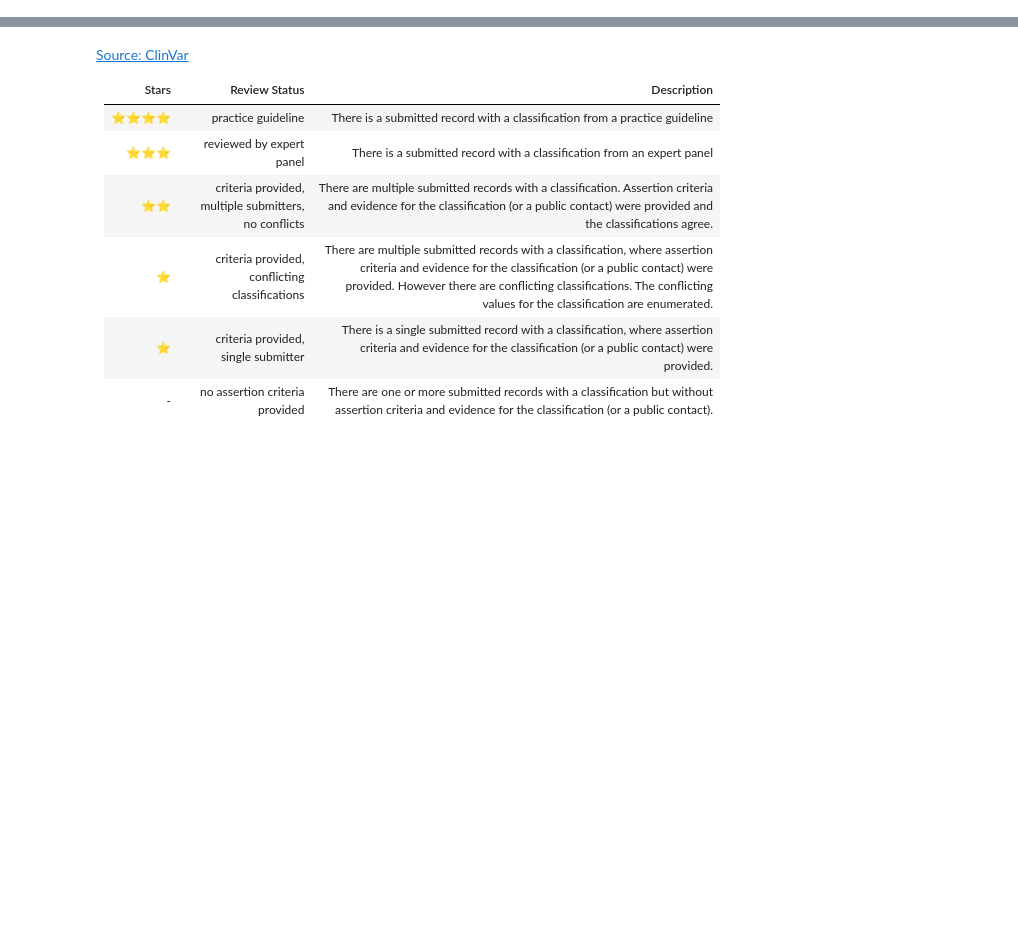
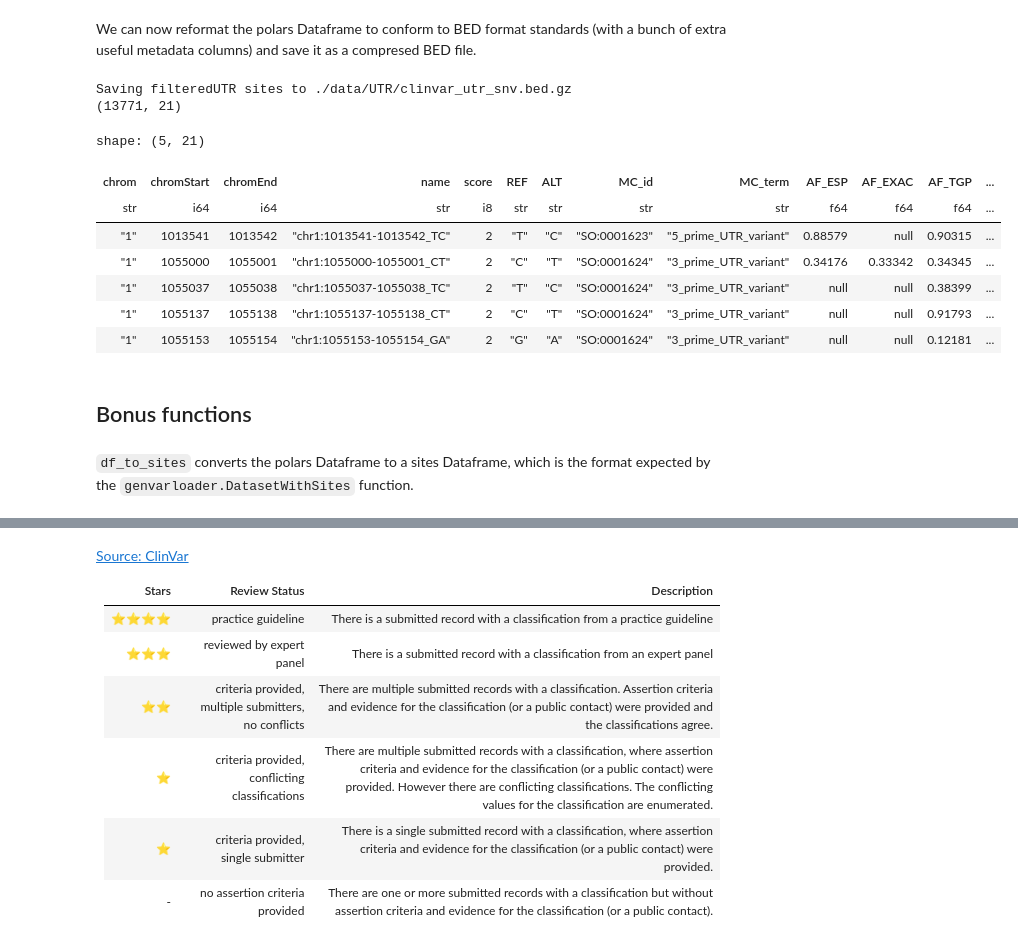
Before and after one commit to bschilder/VEP_DNA, a Jupyter notebook: notebooks/UTRVar.ipynb, the cells around one changed output, grey strips where cells are left out. Cells and saved outputs as stored; diff of their text form; code cells hidden in the pictures; blank space fills up the shorter version.

```diff
--- a/notebooks/UTRVar.ipynb
+++ b/notebooks/UTRVar.ipynb
@@ -108,3 +79,27 @@ shape: (5, 22)
 | "1" | 1055037 | "T" | ["C"] | null | null | 0.38399 | 1282674 | "MedGen:C3661900" | "not_provided" | "NC_000001.11:g.1055037T>C" | ... |
 | "1" | 1055137 | "C" | ["T"] | null | null | 0.91793 | 1175253 | "MONDO:MONDO:0014052,MedGen:C38… | "Congenital_myasthenic_syndrome… | "NC_000001.11:g.1055137C>T" | ... |
 | "1" | 1055153 | "G" | ["A"] | null | null | 0.12181 | 1282812 | "MedGen:C3661900" | "not_provided" | "NC_000001.11:g.1055153G>A" | ... |
+# %% [markdown]
+We can now reformat the polars Dataframe to conform to BED format standards (with a bunch of extra useful metadata columns) and save it as a compresed BED file.
+# %%
+save_path = "./data/UTR/clinvar_utr_snv.bed.gz"
+print("Saving filteredUTR sites to",save_path)
+bed = cv.df_to_bed(cv_df, save_path=save_path)
+
+print(bed.shape)
+bed.head()
+# %% [output]
+Saving filteredUTR sites to ./data/UTR/clinvar_utr_snv.bed.gz
+(13771, 21)
+shape: (5, 21)
+| chrom | chromStart | chromEnd | name | score | REF | ALT | MC_id | MC_term | AF_ESP | AF_EXAC | AF_TGP | ... |
+| str | i64 | i64 | str | i8 | str | str | str | str | f64 | f64 | f64 | ... |
+| "1" | 1013541 | 1013542 | "chr1:1013541-1013542_TC" | 2 | "T" | "C" | "SO:0001623" | "5_prime_UTR_variant" | 0.88579 | null | 0.90315 | ... |
+| "1" | 1055000 | 1055001 | "chr1:1055000-1055001_CT" | 2 | "C" | "T" | "SO:0001624" | "3_prime_UTR_variant" | 0.34176 | 0.33342 | 0.34345 | ... |
+| "1" | 1055037 | 1055038 | "chr1:1055037-1055038_TC" | 2 | "T" | "C" | "SO:0001624" | "3_prime_UTR_variant" | null | null | 0.38399 | ... |
+| "1" | 1055137 | 1055138 | "chr1:1055137-1055138_CT" | 2 | "C" | "T" | "SO:0001624" | "3_prime_UTR_variant" | null | null | 0.91793 | ... |
+| "1" | 1055153 | 1055154 | "chr1:1055153-1055154_GA" | 2 | "G" | "A" | "SO:0001624" | "3_prime_UTR_variant" | null | null | 0.12181 | ... |
+# %% [markdown]
+## Bonus functions
+# %% [markdown]
+`df_to_sites` converts the polars Dataframe to a sites Dataframe, which is the format expected by the `genvarloader.DatasetWithSites` function.
```
Also changed, not shown: parts of 31 cells of this notebook, 2 other files.
